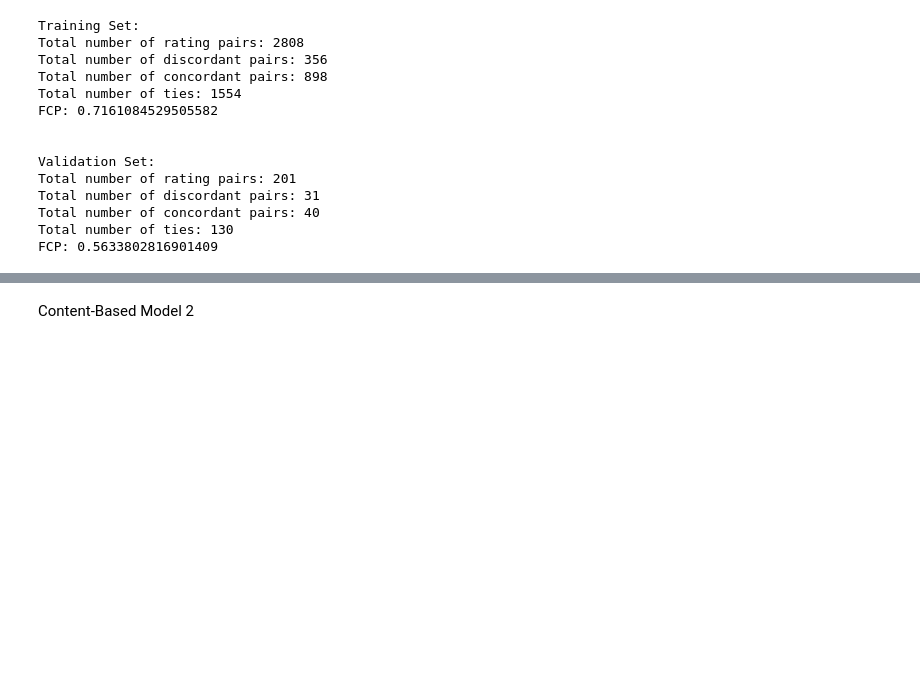
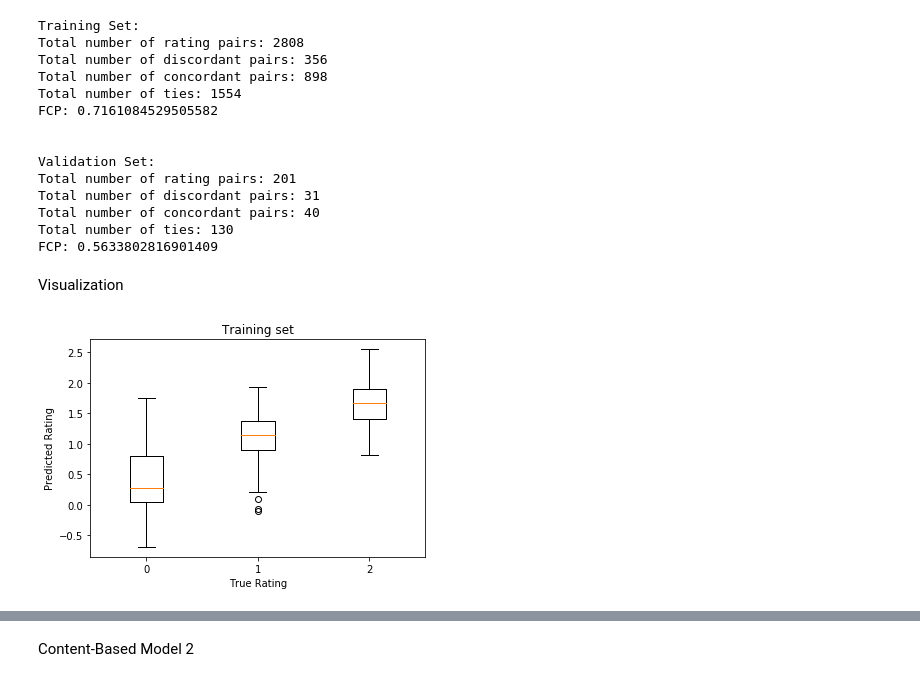
Before and after one commit to leohunt/cs5304-project, a Jupyter notebook: CARS_model.ipynb, the cells around one changed output, grey strips where cells are left out. Cells and saved outputs as stored; diff of their text form; code cells hidden in the pictures; blank space fills up the shorter version.

```diff
--- a/CARS_model.ipynb
+++ b/CARS_model.ipynb
@@ -376,3 +401,9 @@ Total number of discordant pairs: 31
 Total number of concordant pairs: 40
 Total number of ties: 130
 FCP: 0.5633802816901409
+# %% [markdown]
+Visualization
+# %%
+MakeBoxplot(Y_pred, Y, R_train, 'Training set')
+# %% [output]
+[figure, added]
```
Also changed, not shown: parts of 20 cells of this notebook.
